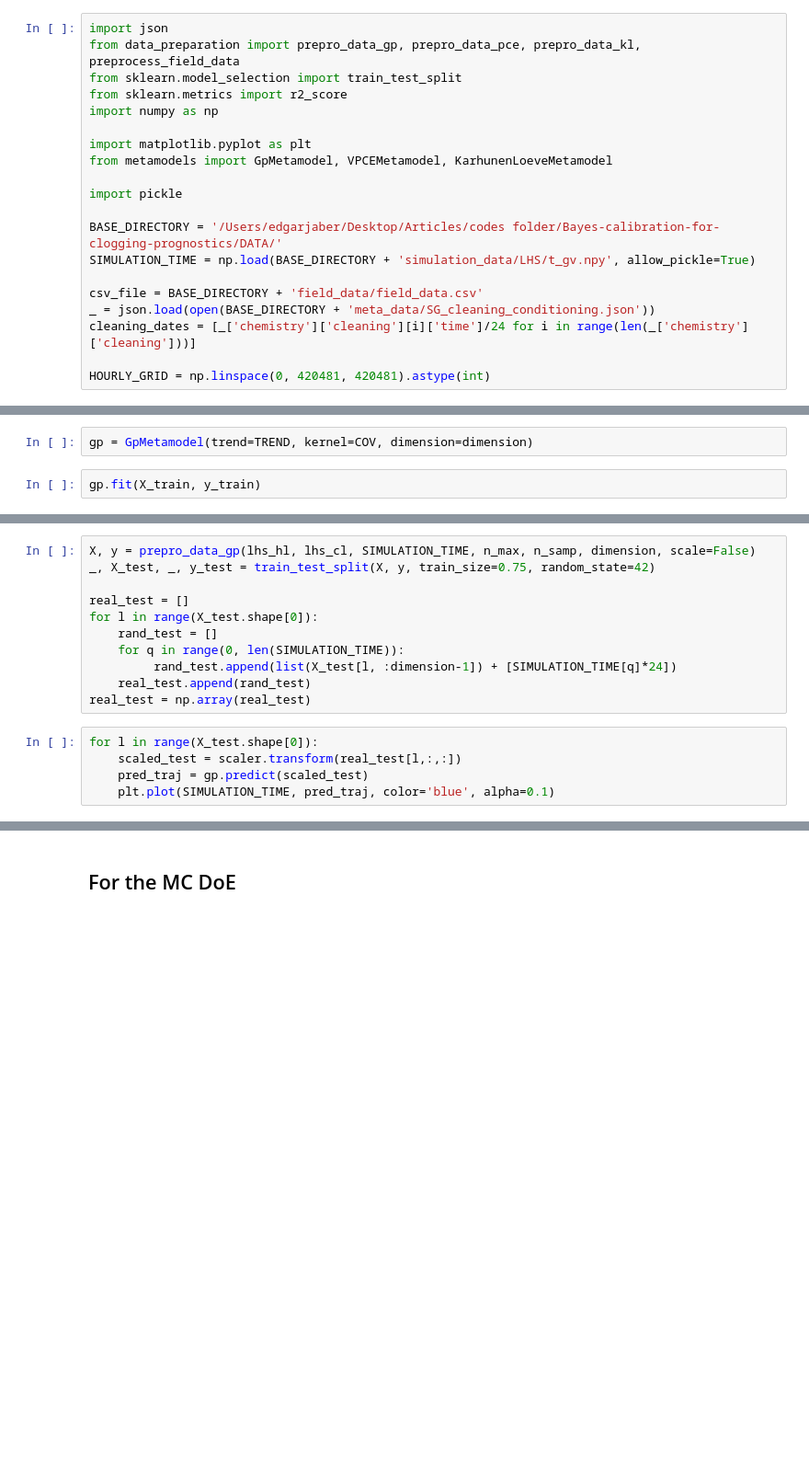
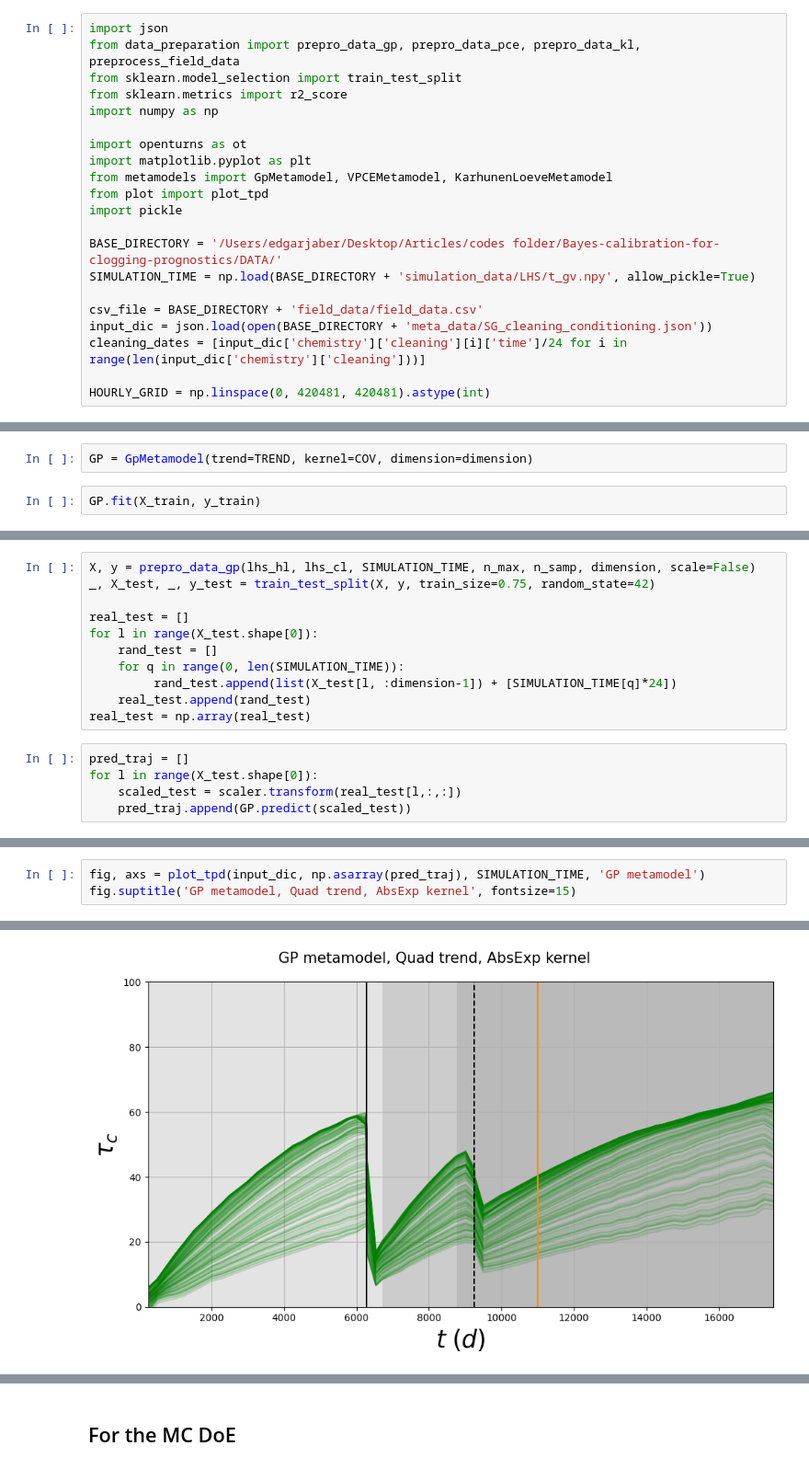
Before and after one commit to EdgarJaber/bayes-calibration-for-prognostics, a Jupyter notebook: metamodels_build.ipynb, the cells around one changed output, grey strips where cells are left out. Shown at 92% size. Drawn from its saved outputs; the diff is of its cells as text; blank space fills up the shorter version.

Commit message:
Corrected some metamodels

```diff
--- a/metamodels_build.ipynb
+++ b/metamodels_build.ipynb
@@ -5,17 +5,18 @@ from sklearn.model_selection import train_test_split
 from sklearn.metrics import r2_score
 import numpy as np
 
+import openturns as ot
 import matplotlib.pyplot as plt
 from metamodels import GpMetamodel, VPCEMetamodel, KarhunenLoeveMetamodel
-
+from plot import plot_tpd
 import pickle
 
 BASE_DIRECTORY = '/Users/edgarjaber/Desktop/Articles/codes folder/Bayes-calibration-for-clogging-prognostics/DATA/'
 SIMULATION_TIME = np.load(BASE_DIRECTORY + 'simulation_data/LHS/t_gv.npy', allow_pickle=True)
 
 csv_file = BASE_DIRECTORY + 'field_data/field_data.csv'
-_ = json.load(open(BASE_DIRECTORY + 'meta_data/SG_cleaning_conditioning.json'))
-cleaning_dates = [_['chemistry']['cleaning'][i]['time']/24 for i in range(len(_['chemistry']['cleaning']))]
+input_dic = json.load(open(BASE_DIRECTORY + 'meta_data/SG_cleaning_conditioning.json'))
+cleaning_dates = [input_dic['chemistry']['cleaning'][i]['time']/24 for i in range(len(input_dic['chemistry']['cleaning']))]
 
 HOURLY_GRID = np.linspace(0, 420481, 420481).astype(int)
 # %% [markdown]
@@ -41,6 +42,6 @@ X, y, scaler = prepro_data_gp(lhs_hl, lhs_cl, SIMULATION_TIME, n_max, n_samp, di
 # %%
 X_train, X_test, y_train, y_test = train_test_split(X, y, train_size=0.75, random_state=42)
 # %%
-gp = GpMetamodel(trend=TREND, kernel=COV, dimension=dimension)
+GP = GpMetamodel(trend=TREND, kernel=COV, dimension=dimension)
 # %%
-gp.fit(X_train, y_train)
+GP.fit(X_train, y_train)
@@ -61,7 +64,7 @@ for l in range(X_test.shape[0]):
     real_test.append(rand_test)
 real_test = np.array(real_test)
 # %%
+pred_traj = []
 for l in range(X_test.shape[0]):
     scaled_test = scaler.transform(real_test[l,:,:])
-    pred_traj = gp.predict(scaled_test)
-    plt.plot(SIMULATION_TIME, pred_traj, color='blue', alpha=0.1)
+    pred_traj.append(GP.predict(scaled_test))
@@ -69,0 +71,4 @@ for l in range(X_test.shape[0]):
+# %%
+fig, axs = plot_tpd(input_dic, np.asarray(pred_traj), SIMULATION_TIME, 'GP metamodel')
+fig.suptitle('GP metamodel, Quad trend, AbsExp kernel', fontsize=15)
+# %% [output]
@@ -70,2 +76,3 @@ for l in range(X_test.shape[0]):
+[figure, added]
 # %%
 with open(BASE_DIRECTORY + f'metamodels/GP/gp_{TREND}_{COV}_lhs.pkl', 'wb') as f:
```
Also changed, not shown: parts of 35 cells of this notebook, 4 other files.
